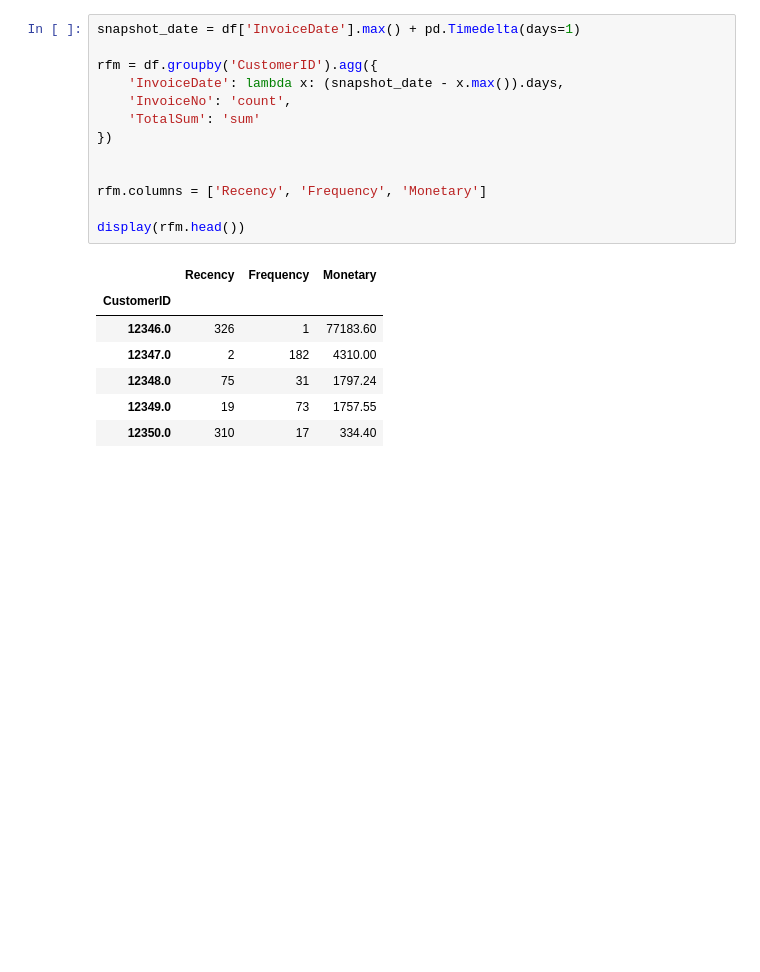
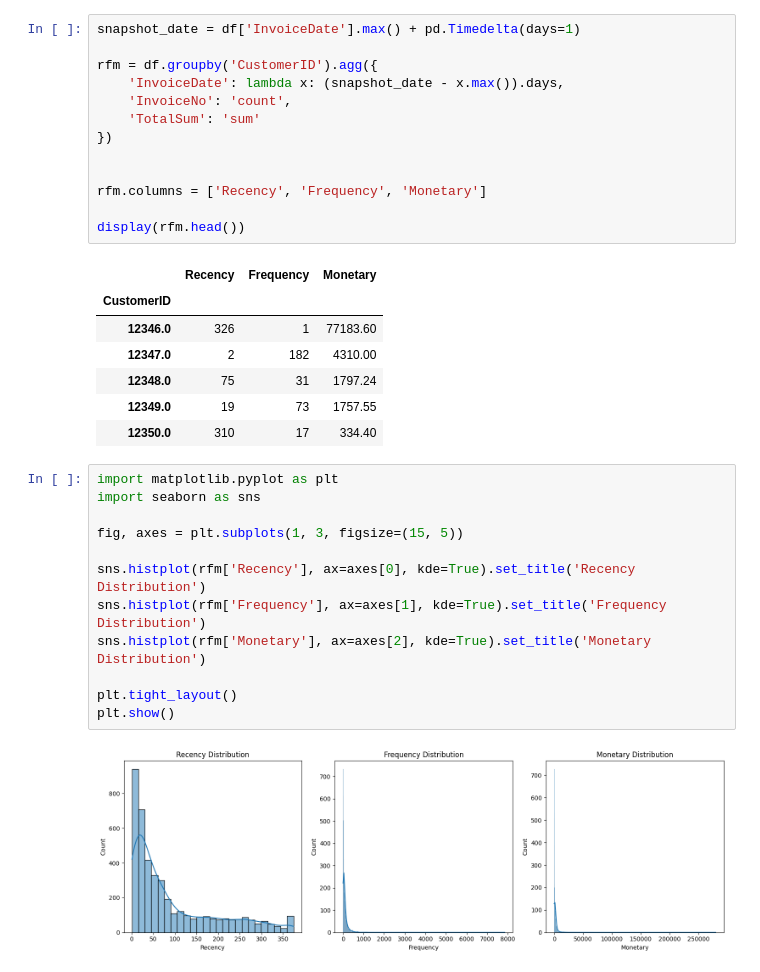
Before and after one commit to binilab/customer-segmentation, a Jupyter notebook: notebooks/01_data_cleaning.ipynb, the cells around one changed output. Drawn from its saved outputs; the diff is of its cells as text; blank space fills up the shorter version.

```diff
--- a/notebooks/01_data_cleaning.ipynb
+++ b/notebooks/01_data_cleaning.ipynb
@@ -90,3 +90,17 @@ display(rfm.head())
 | 12348.0 | 75 | 31 | 1797.24 |
 | 12349.0 | 19 | 73 | 1757.55 |
 | 12350.0 | 310 | 17 | 334.40 |
+# %%
+import matplotlib.pyplot as plt
+import seaborn as sns
+
+fig, axes = plt.subplots(1, 3, figsize=(15, 5))
+
+sns.histplot(rfm['Recency'], ax=axes[0], kde=True).set_title('Recency Distribution')
+sns.histplot(rfm['Frequency'], ax=axes[1], kde=True).set_title('Frequency Distribution')
+sns.histplot(rfm['Monetary'], ax=axes[2], kde=True).set_title('Monetary Distribution')
+
+plt.tight_layout()
+plt.show()
+# %% [output]
+[figure, added]
```
Also changed, not shown: parts of 2 cells of this notebook, 6 other files.
